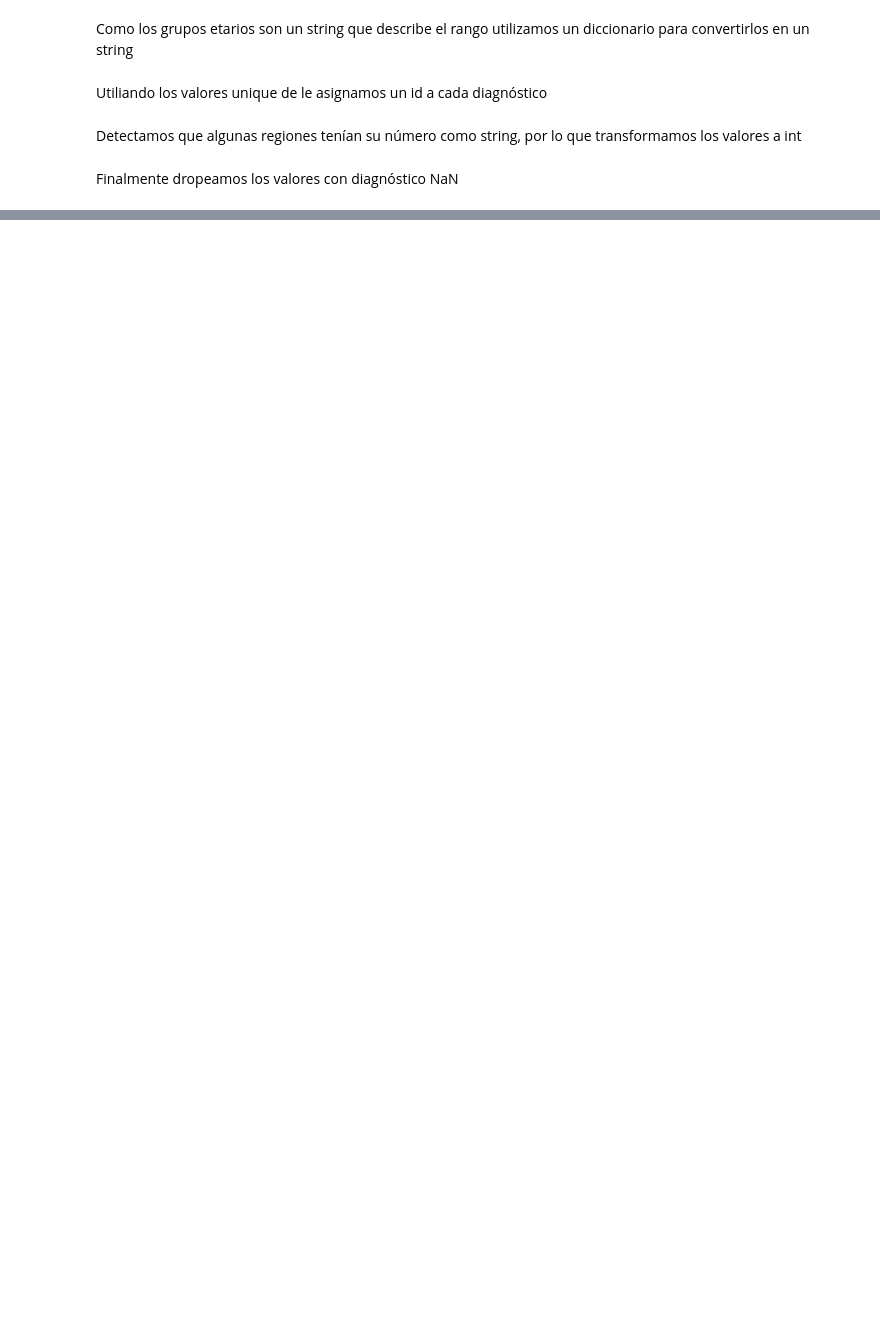
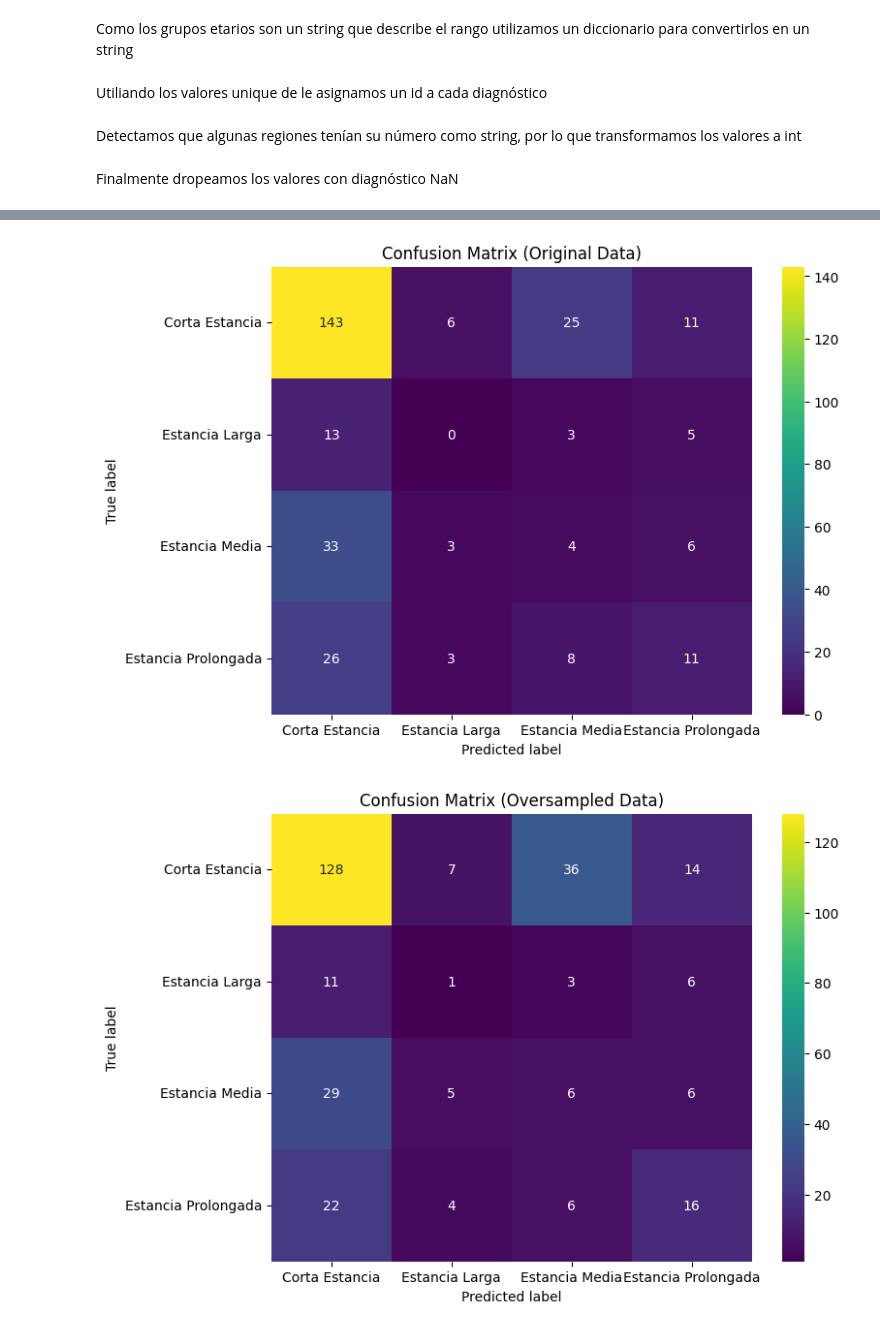
Before and after one commit to fco-marquez/proyecto-mineria, a Jupyter notebook: Hito2.ipynb, the cells around one changed output, grey strips where cells are left out. Drawn from its saved outputs; the diff is of its cells as text; code cells hidden in the pictures; blank space fills up the shorter version.

```diff
--- a/Hito2.ipynb
+++ b/Hito2.ipynb
@@ -556,0 +726,20 @@ Estancia Prolongada       0.36      0.22      0.28      4543
+# %%
+# Creación del objeto GridSearchCV
+clf_subs = GridSearchCV(
+    DecisionTreeClassifier(),
+    param_grid=tuned_parameters,
+    cv=10,
+    scoring=score
+)
+
+# Entrenamiento del modelo con los datos subsampleados
+clf_subs.fit(X_subs, y_subs)
+
+# Resultados
+print("Mejor combinación de parámetros (subsampling):")
+print(clf_subs.best_params_)
+
+y_pred_subs = clf_subs.predict(X_test)
+clf_acc_subs = accuracy_score(y_test, y_pred_subs)
+print("Accuracy (subsampling):", clf_acc_subs)
+print(classification_report(y_test, y_pred_subs))
@@ -593,0 +1344,31 @@ plt.show()
+# %%
+import seaborn as sns
+from sklearn.metrics import confusion_matrix
+from sklearn.utils.multiclass import unique_labels
+y_pred_orig = sv_clf_orig.predict(X_test)
+y_pred_over = sv_clf_over.predict(X_test)
+y_pred_subs = sv_clf_subs.predict(X_test)
+
+cm_orig = confusion_matrix(y_test, y_pred_orig)
+cm_over = confusion_matrix(y_test, y_pred_over)
+cm_subs = confusion_matrix(y_test, y_pred_subs)
+
+# Define la lista de clases
+classes = unique_labels(y_test, y_pred_orig, y_pred_over, y_pred_subs)
+
+# Define la función para mostrar la matriz de confusión
+def plot_confusion_matrix(cm, title):
+    fig, ax = plt.subplots(figsize=(8, 6))
+    sns.heatmap(cm, annot=True, fmt="d", cmap="viridis", xticklabels=classes, yticklabels=classes, ax=ax)
+    ax.set_title(title)
+    ax.set_xlabel('Predicted label')
+    ax.set_ylabel('True label')
+    plt.show()
+
+# Muestra las matrices de confusión
+plot_confusion_matrix(cm_orig, 'Confusion Matrix (Original Data)')
+plot_confusion_matrix(cm_over, 'Confusion Matrix (Oversampled Data)')
+plot_confusion_matrix(cm_subs, 'Confusion Matrix (Subsampled Data)')
+# %% [output]
+[figure, added]
+[figure, added]
```
Also changed, not shown: parts of 40 cells of this notebook.
